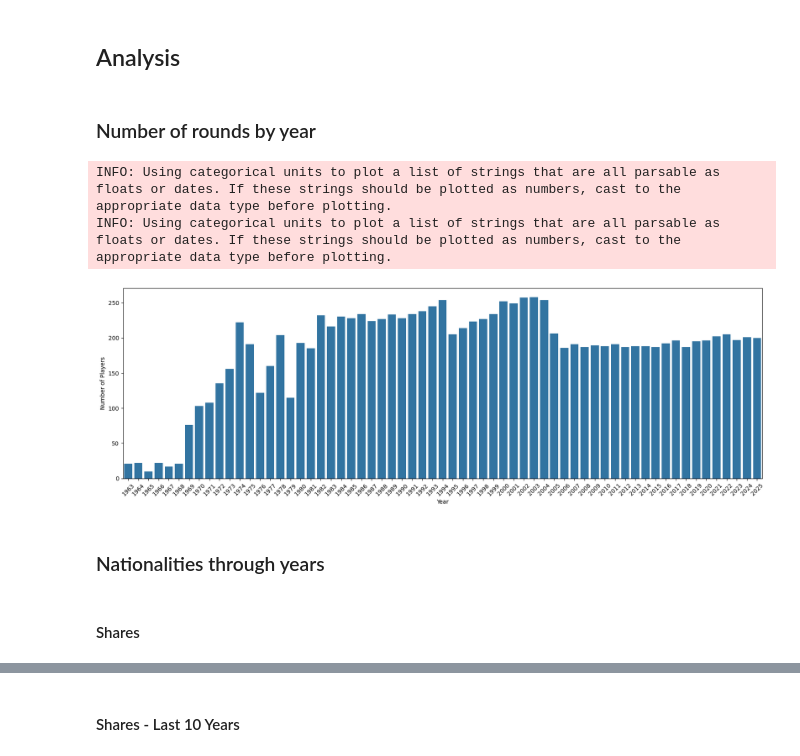
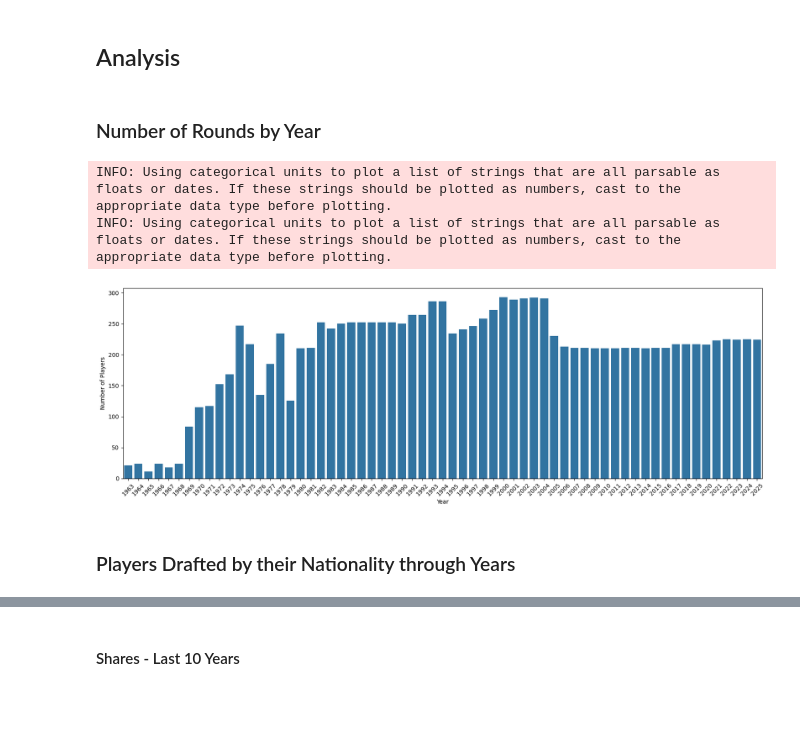
Before and after one commit to honzaz1234/elite, a Jupyter notebook: reports/drafts.ipynb, the cells around one changed output, grey strips where cells are left out. Drawn from its saved outputs; the diff is of its cells as text; code cells hidden in the pictures; blank space fills up the shorter version.

```diff
--- a/reports/drafts.ipynb
+++ b/reports/drafts.ipynb
@@ -44,0 +13,6 @@ df
+# %%
+DATABASE_PATH = "../database/hockey_v16_test.db"
+QUERY_FILE_PATH = (
+    "C://Users//jziac//OneDrive//Documents//programovani//"
+    "projekty//elite//data//other//queries.json"
+)
@@ -44,0 +40,36 @@ df
+# %%
+players = pd.DataFrame(
+    data_players, columns=[
+    'player_id', 'player_name', 'position', 'regular_season', 'team_id', 'team_name', 'season', 'games_played', 'g', 'a', 'tp', 'plus_minus', 'league'
+    ]
+    )
+
+goalies = pd.DataFrame(
+    data_goalies, columns=[
+    'player_id', 'player_name', 'position', 'regular_season', 'team_id', 'team_name', 'season', 'games_played', 'gd', 'gaa', 'svp', 'ga', 'svs', 'so', 'w', 'l', 't', 'toi', 'league'
+    ]
+)
+
+drafts = pd.DataFrame(
+    data_drafts, columns=[
+    'player_id', 'player_name', 'position', 'draft_team',
+    'draft_position', 'draft_round', 'draft_year', 'team_id'
+    ]
+    )
+
+nationalities = pd.DataFrame(
+    data_nationalities, columns=['player_id', 'nationality']
+    )
+
+# delete duplicated rows given joins (players drafted twice etc.)
+players = players.drop_duplicates(
+    subset=[
+        'player_id', 'player_name', 'league', 'regular_season', 'team_id', 'team_name', 'season'
+        ]
+    )
+
+goalies = goalies.drop_duplicates(
+    subset=[
+        'player_id', 'player_name', 'position', 'league', 'regular_season', 'team_id', 'team_name', 'season'
+        ]
+    )
@@ -75,20 +129,18 @@ non_active_players = list(set(df['player_id'].to_list()) - set(active_players))
 # %% [markdown]
 ## Analysis
 # %% [markdown]
-### Number of rounds by year
+### Number of Rounds by Year
 # %%
 plt.figure(figsize=(20, 6))
 sns.barplot(
-    df[['draft_year', 'player_id']].groupby('draft_year').nunique().reset_index(),
+    drafts[['draft_year', 'player_id']].groupby('draft_year').nunique().reset_index(),
     x="draft_year", y="player_id"
     )
 plt.xticks(rotation=45)
 plt.xlabel("Year")
 plt.ylabel("Number of Players")
 plt.show()
 # %% [output]
 INFO: Using categorical units to plot a list of strings that are all parsable as floats or dates. If these strings should be plotted as numbers, cast to the appropriate data type before plotting.
 INFO: Using categorical units to plot a list of strings that are all parsable as floats or dates. If these strings should be plotted as numbers, cast to the appropriate data type before plotting.
-[figure, old version]
+[figure, new version]
-# %% [markdown]
-### Nationalities through years
@@ -110,2 +147,2 @@ shares = shares.drop(columns=['count_x', 'count_y'])
-# %% [markdown]
-#### Shares
+# %% [markdown]
+### Players Drafted by their Nationality through Years
```
Also changed, not shown: parts of 36 cells of this notebook.
